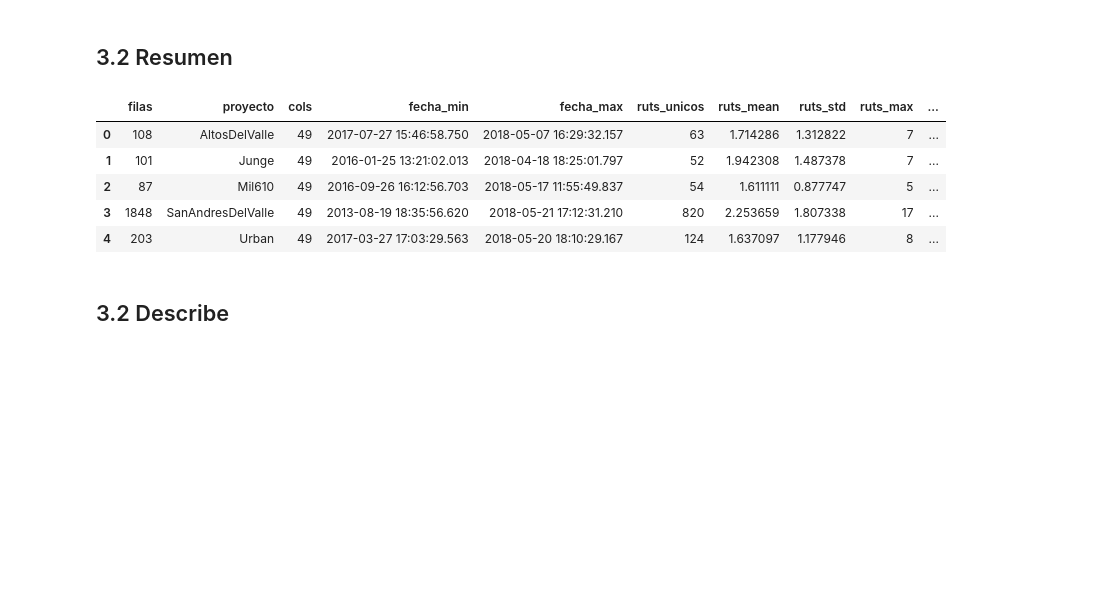
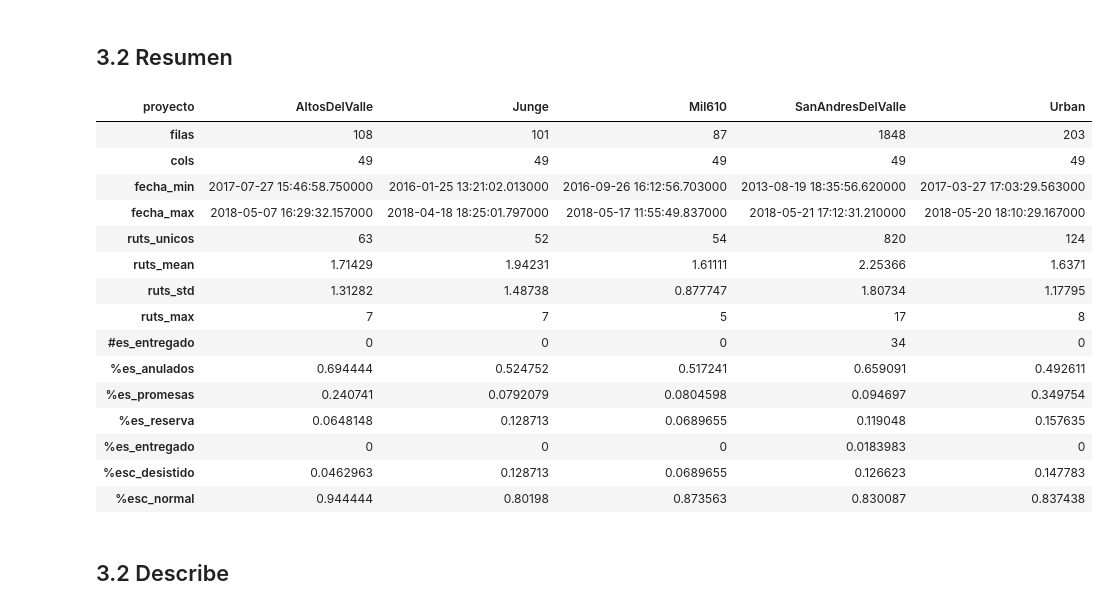
Before and after one commit to jcardenaslie/mem_aitue, a Jupyter notebook: Main Project/1 - Data Understanding/1 - Collect Initial Data.ipynb, the cells around one changed output. Saved outputs shown, nothing was run; the diff lists cells and outputs as text; code cells hidden in the pictures; blank space fills up the shorter version.

```diff
--- a/Main Project/1 - Data Understanding/1 - Collect Initial Data.ipynb
+++ b/Main Project/1 - Data Understanding/1 - Collect Initial Data.ipynb
@@ -253,15 +298,25 @@ neg_resume['%esc_desistido'] = [len(x[x['Estado Comercial'] == 'Desistimiento'])
 neg_resume['%esc_normal']    = [len(x[x['Estado Comercial'] == 'Normal'])/y for x,y in zip(neg,neg_resume['filas'])]
 # %% [markdown]
 ## 3.2 Resumen
-# %%
-neg_resume
-# %% [output]
-|  | filas | proyecto | cols | fecha_min | fecha_max | ruts_unicos | ruts_mean | ruts_std | ruts_max | ... |
-| 0 | 108 | AltosDelValle | 49 | 2017-07-27 15:46:58.750 | 2018-05-07 16:29:32.157 | 63 | 1.714286 | 1.312822 | 7 | ... |
-| 1 | 101 | Junge | 49 | 2016-01-25 13:21:02.013 | 2018-04-18 18:25:01.797 | 52 | 1.942308 | 1.487378 | 7 | ... |
-| 2 | 87 | Mil610 | 49 | 2016-09-26 16:12:56.703 | 2018-05-17 11:55:49.837 | 54 | 1.611111 | 0.877747 | 5 | ... |
-| 3 | 1848 | SanAndresDelValle | 49 | 2013-08-19 18:35:56.620 | 2018-05-21 17:12:31.210 | 820 | 2.253659 | 1.807338 | 17 | ... |
-| 4 | 203 | Urban | 49 | 2017-03-27 17:03:29.563 | 2018-05-20 18:10:29.167 | 124 | 1.637097 | 1.177946 | 8 | ... |
+# %%
+neg_resume.set_index('proyecto').T
+# %% [output]
+| proyecto | AltosDelValle | Junge | Mil610 | SanAndresDelValle | Urban |
+| filas | 108 | 101 | 87 | 1848 | 203 |
+| cols | 49 | 49 | 49 | 49 | 49 |
+| fecha_min | 2017-07-27 15:46:58.750000 | 2016-01-25 13:21:02.013000 | 2016-09-26 16:12:56.703000 | 2013-08-19 18:35:56.620000 | 2017-03-27 17:03:29.563000 |
+| fecha_max | 2018-05-07 16:29:32.157000 | 2018-04-18 18:25:01.797000 | 2018-05-17 11:55:49.837000 | 2018-05-21 17:12:31.210000 | 2018-05-20 18:10:29.167000 |
+| ruts_unicos | 63 | 52 | 54 | 820 | 124 |
+| ruts_mean | 1.71429 | 1.94231 | 1.61111 | 2.25366 | 1.6371 |
+| ruts_std | 1.31282 | 1.48738 | 0.877747 | 1.80734 | 1.17795 |
+| ruts_max | 7 | 7 | 5 | 17 | 8 |
+| #es_entregado | 0 | 0 | 0 | 34 | 0 |
+| %es_anulados | 0.694444 | 0.524752 | 0.517241 | 0.659091 | 0.492611 |
+| %es_promesas | 0.240741 | 0.0792079 | 0.0804598 | 0.094697 | 0.349754 |
+| %es_reserva | 0.0648148 | 0.128713 | 0.0689655 | 0.119048 | 0.157635 |
+| %es_entregado | 0 | 0 | 0 | 0.0183983 | 0 |
+| %esc_desistido | 0.0462963 | 0.128713 | 0.0689655 | 0.126623 | 0.147783 |
+| %esc_normal | 0.944444 | 0.80198 | 0.873563 | 0.830087 | 0.837438 |
 # %% [markdown]
 ## 3.2 Describe
 # %%
```
Also changed, not shown: parts of 10 cells of this notebook, 7 other files.
